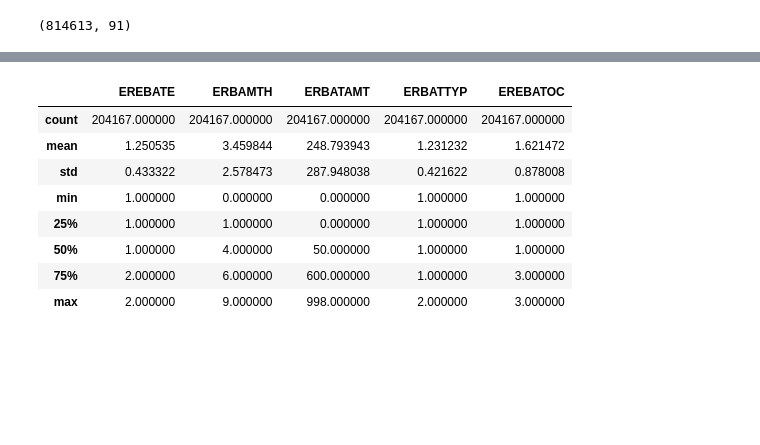
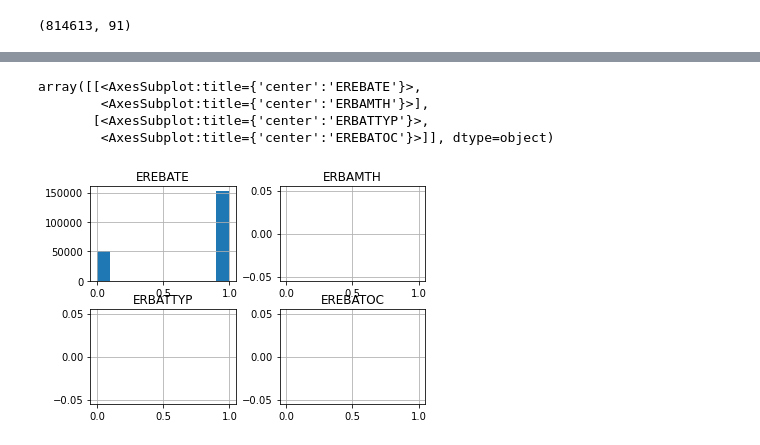
Before and after one commit to MaxDerWeber/MasterThesis, a Jupyter notebook: Data.ipynb, the cells around one changed output, grey strips where cells are left out. Saved outputs shown, nothing was run; the diff lists cells and outputs as text; code cells hidden in the pictures; blank space fills up the shorter version.

Commit message:
Started data cleaning.

```diff
--- a/Data.ipynb
+++ b/Data.ipynb
@@ -117,3 +112,7 @@ df.head()
 del [w1_core, w2_core, w1_topical, w2_topical]
 # %% [output]
 (814613, 91)
+# %%
+df = pd.read_csv('/Users/maxweber/Desktop/DataMasterThesis/full_sipp.csv')
+df.drop('Unnamed: 0', axis = 1, inplace=True)
+df.shape
@@ -119,0 +203,7 @@ del [w1_core, w2_core, w1_topical, w2_topical]
+# %%
+df['EREBATE'].replace(2, 0, inplace = True)
+df['EREBATE'].isna().sum() # 610446 - is the topical module joined only to one row or are indeed 610k houshold nan in rebate?
+
+print(df[df['EREBATE'] == 0]['ERBAMTH'].unique())
+print(df[df['EREBATE'] == 0]['ERBATTYP'].unique())
+print(df[df['EREBATE'] == 0]['EREBATOC'].unique())
@@ -119,0 +214,15 @@ del [w1_core, w2_core, w1_topical, w2_topical]
+# %%
+# if erebate = 0 -> ERBAMTH, ERBATTYP and EREBATOC need to be nan
+def clean_norebate(erebate, clmn_to_nan):
+    if erebate == 0:
+       return np.NaN
+    else:
+        return clmn_to_nan
+
+df['ERBAMTH'] = df.apply(lambda x: clean_norebate(x['EREBATE'], x['ERBAMTH']),axis=1)
+df['ERBATTYP'] = df.apply(lambda x: clean_norebate(x['EREBATE'], x['ERBATTYP']),axis=1)
+df['EREBATOC'] = df.apply(lambda x: clean_norebate(x['EREBATE'], x['EREBATOC']),axis=1)
+
+print(df['ERBAMTH'].unique())
+print(df['ERBATTYP'].unique())
+print(df['EREBATOC'].unique())
@@ -120,12 +240,8 @@ del [w1_core, w2_core, w1_topical, w2_topical]
 # %%
-df[['EREBATE', 'ERBAMTH', 'ERBATAMT', 'ERBATTYP', 'EREBATOC']].describe()
+df[['EREBATE','ERBAMTH', 'ERBATTYP', 'EREBATOC']].hist()
 # %% [output]
-|  | EREBATE | ERBAMTH | ERBATAMT | ERBATTYP | EREBATOC |
-| count | 204167.000000 | 204167.000000 | 204167.000000 | 204167.000000 | 204167.000000 |
-| mean | 1.250535 | 3.459844 | 248.793943 | 1.231232 | 1.621472 |
-| std | 0.433322 | 2.578473 | 287.948038 | 0.421622 | 0.878008 |
-| min | 1.000000 | 0.000000 | 0.000000 | 1.000000 | 1.000000 |
-| 25% | 1.000000 | 1.000000 | 0.000000 | 1.000000 | 1.000000 |
-| 50% | 1.000000 | 4.000000 | 50.000000 | 1.000000 | 1.000000 |
-| 75% | 2.000000 | 6.000000 | 600.000000 | 1.000000 | 3.000000 |
-| max | 2.000000 | 9.000000 | 998.000000 | 2.000000 | 3.000000 |
+array([[<AxesSubplot:title={'center':'EREBATE'}>,
+        <AxesSubplot:title={'center':'ERBAMTH'}>],
+       [<AxesSubplot:title={'center':'ERBATTYP'}>,
+        <AxesSubplot:title={'center':'EREBATOC'}>]], dtype=object)
+[figure, added]
```
Also changed, not shown: parts of 13 cells of this notebook, 1 other file.
